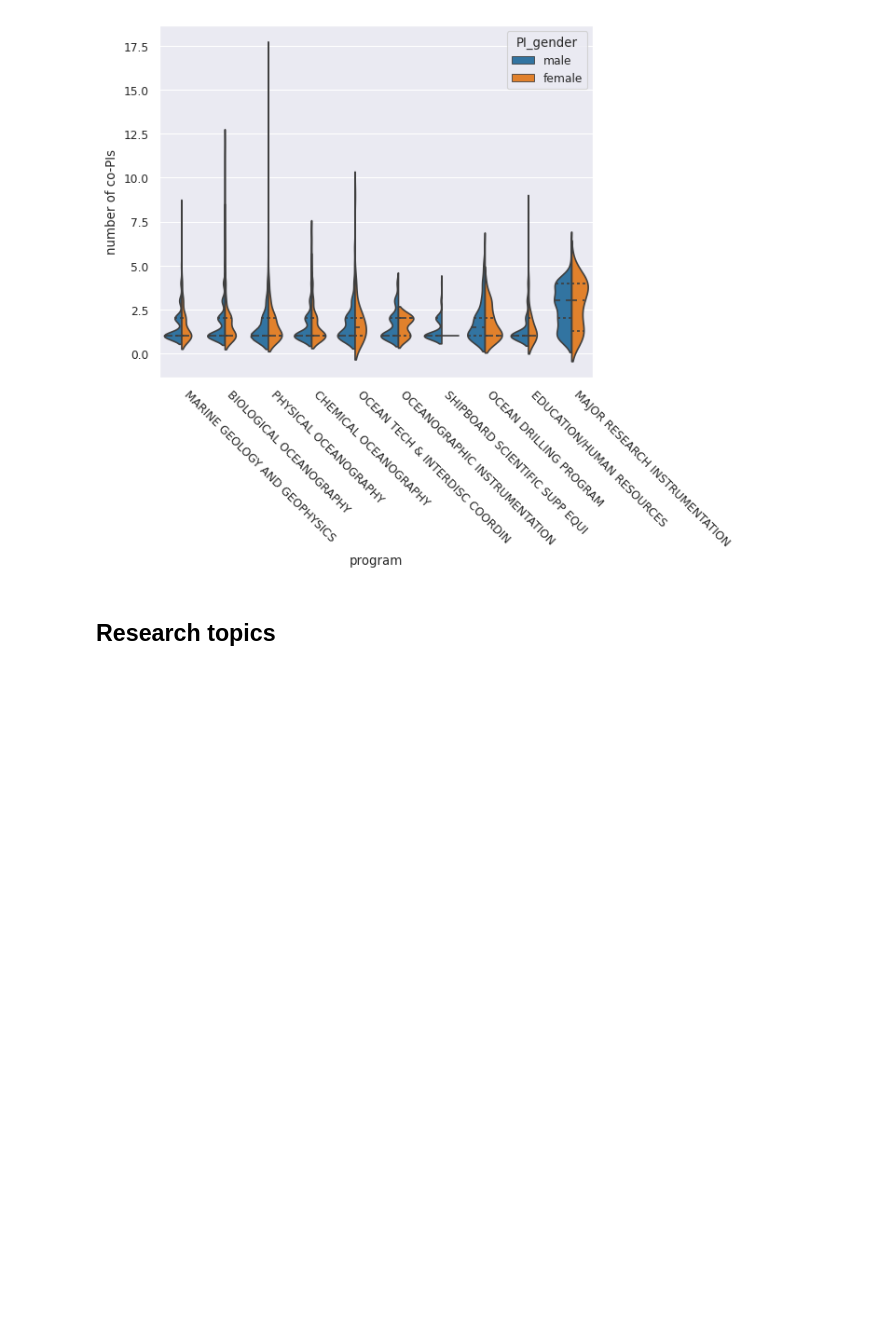
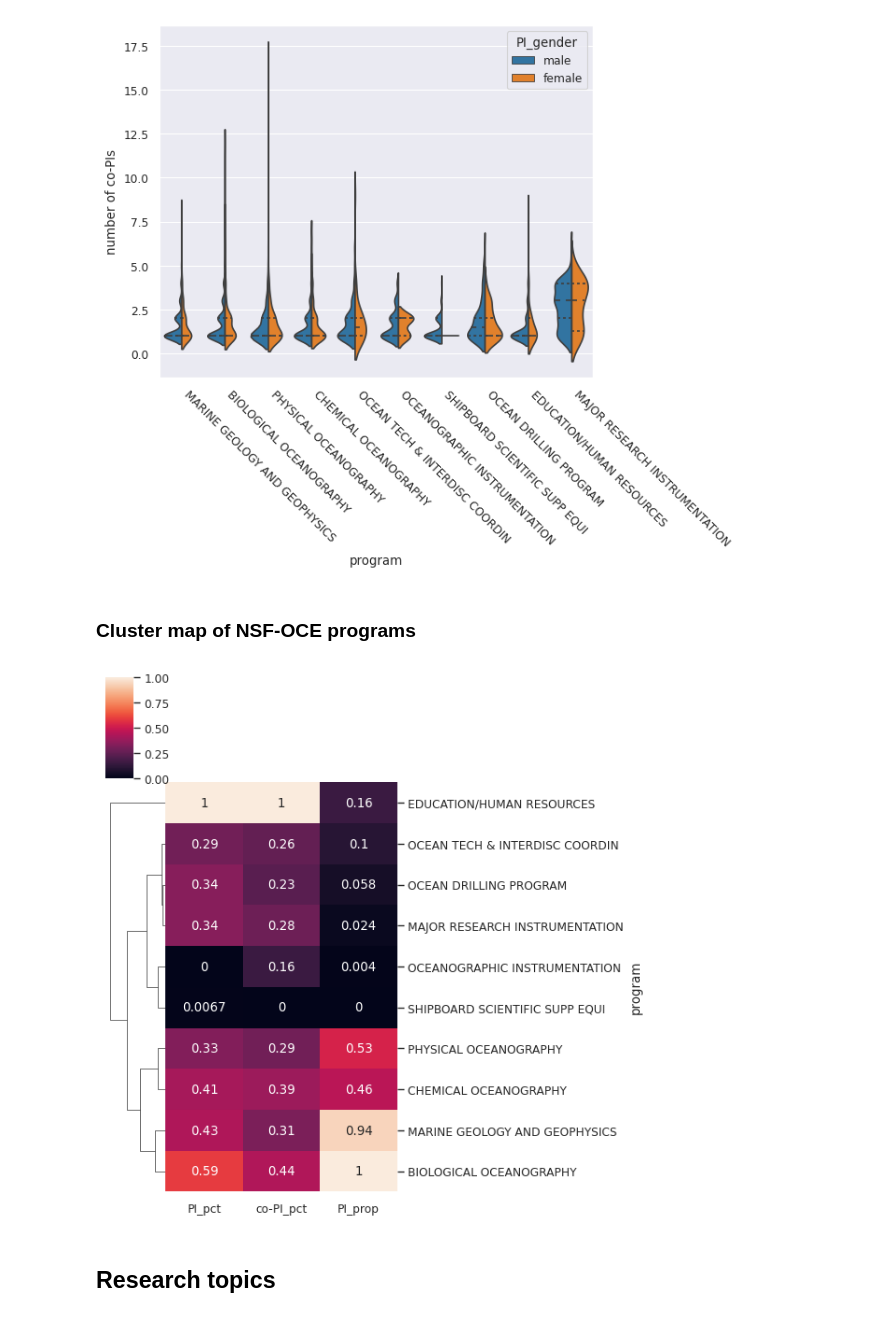
Before and after one commit to idlima/nsf-oce-gender, a Jupyter notebook: diagnostic_plots.ipynb, the cells around one changed output. Saved outputs shown, nothing was run; the diff lists cells and outputs as text; code cells hidden in the pictures; blank space fills up the shorter version.

Commit message:
Added cluster heatmaps.

```diff
--- a/diagnostic_plots.ipynb
+++ b/diagnostic_plots.ipynb
@@ -154,6 +154,26 @@ _ = ax.set_ylabel('number of co-PIs')
 _ = ax.set_xticklabels(ax.get_xticklabels(), rotation=-45, ha='left')
 # %% [output]
 [figure]
+# %% [markdown]
+### Cluster map of NSF-OCE programs
+# %%
+# awards_top10_1 = awards_top10[awards_top10.year<1998]                              # 1987-1997
+# awards_top10_2 = awards_top10[(awards_top10.year>1997) & (awards_top10.year<2009)] # 1998-2008
+# awards_top10_3 = awards_top10[awards_top10.year>2008]                              # 2009-2019
+
+pi_count = awards_top10.groupby(['program','PI_gender'])['Abstract'].count().unstack()
+df_pi = pi_count.div(pi_count.sum(axis=1), axis=0) * 100
+df_pi_prop = pi_count.div(pi_count.sum(axis=0), axis=1) * 100
+df_copi = awards_top10.groupby('program')['co-PI_female_frac'].mean() * 100
+
+# df_program = pd.DataFrame({'PI_pct': df_pi.female, 'co-PI_pct': df_copi, 'PI_ratio': df_pi_prop.female/df_pi_prop.male})
+df_program = pd.DataFrame({'PI_pct': df_pi.female, 'co-PI_pct': df_copi, 'PI_prop': df_pi_prop.female})
+df_program = df_program.reindex(top10_programs.index)
+
+cg = sns.clustermap(df_program, annot=True, standard_scale=1, col_cluster=False, figsize=(6,6))
+cg.fig.savefig('figures/cluster_program.png', dpi=300, bbox_inches='tight')
+# %% [output]
+[figure, added]
 # %% [markdown]
 ## Research topics
 # %% [markdown]
```
Also changed, not shown: parts of 14 cells of this notebook.
